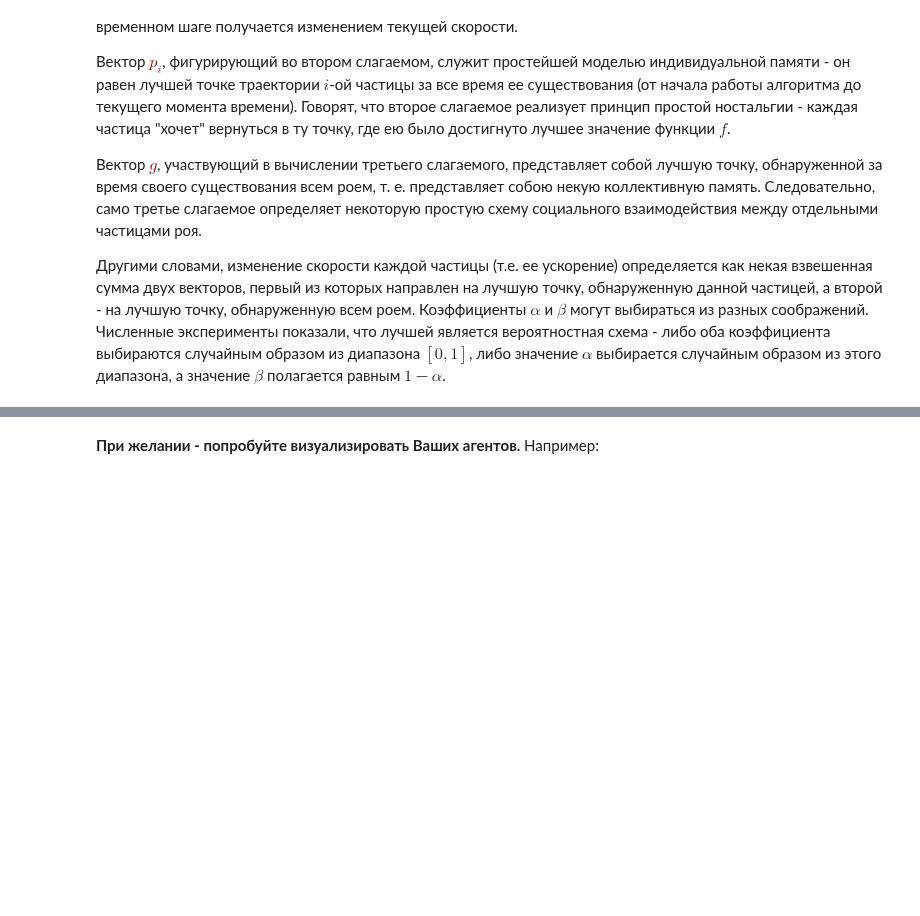
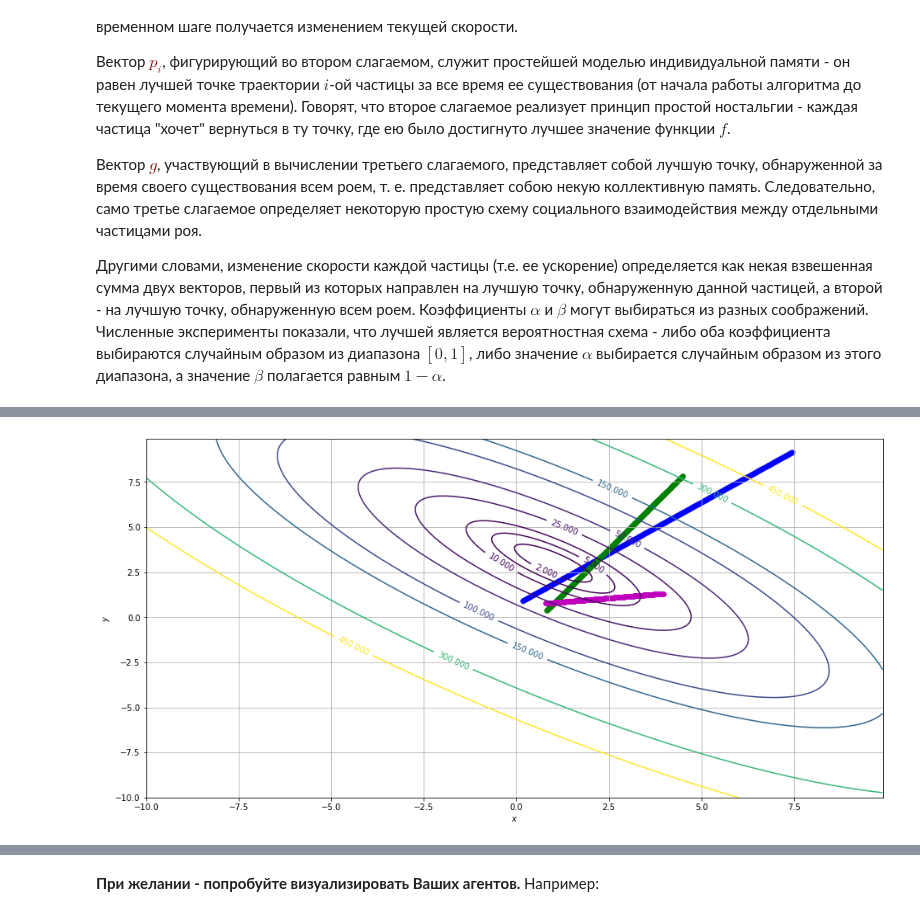
Before and after one commit to TikhonovDaniil/AINavigationControl5.2020, a Jupyter notebook: L1/L1_opt_template.ipynb, the cells around one changed output, grey strips where cells are left out. Cells and saved outputs as stored; diff of their text form; code cells hidden in the pictures; blank space fills up the shorter version.

```diff
--- a/L1/L1_opt_template.ipynb
+++ b/L1/L1_opt_template.ipynb
@@ -258,0 +263,49 @@ $\beta$ полагается равным $1-\alpha$.
+# %%
+# установка размера графика
+plt.rcParams['figure.figsize'] = (16,8)
+
+# создание графики
+fig = plt.figure()
+
+# вывод функции (1)
+ax = fig.add_subplot(1, 1, 1)
+ax.set_xlabel('$x$')
+ax.set_ylabel('$y$')
+
+# построение линий уровня
+cs = ax.contour(X, Y, Z, [0,2,5,10,25,50,100,150,300,450]);
+
+# каждый агент - выделение цветом
+colors = ['b', 'g', 'm']
+
+# с разных точек
+fstate = [(-10, -10), (10, 10), (-10, 10)];
+
+# число агентов
+m = 3;
+
+# начальные координаты частиц
+# - желательно раскидать по всему диапазону
+state = np.random.random((m, 2));
+
+# начальные скорости
+v = np.random.random((m, 2)) / 100;
+
+# цикл - поиска минимума
+# сделал - по числу шагов - необходимо перевести на проверку минимума
+for it in range(1000):
+    # перебор всех агентов
+    for i in range(m):
+        tau = 1.;
+        state[i] = state[i] + tau * v[i]
+
+        # графический вывод
+        ax.scatter(state[i][0], state[i][1], c = colors[i], s = 40, lw = 0, alpha = 0.5)
+
+# добавление подписей к линиям уровня
+ax.clabel(cs);
+ax.grid();
+
+plt.show()
+# %% [output]
+[figure, added]
```
Also changed, not shown: parts of 6 cells of this notebook.
